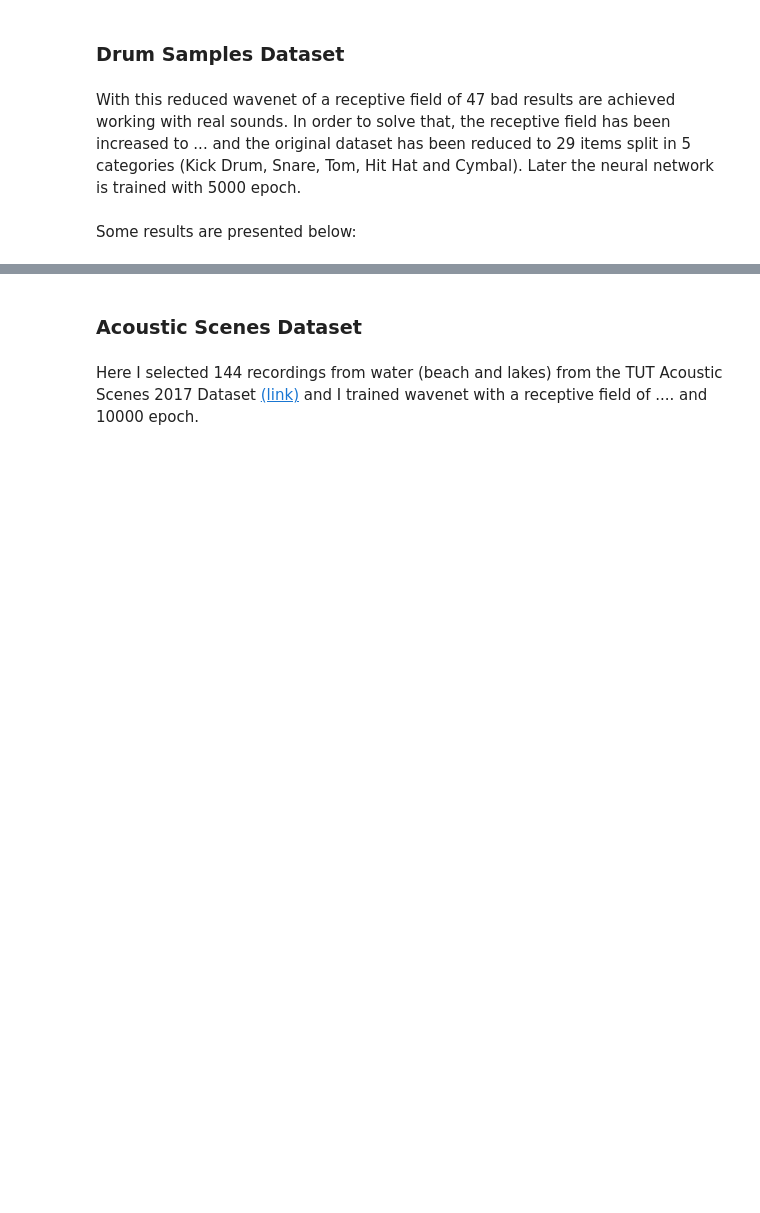
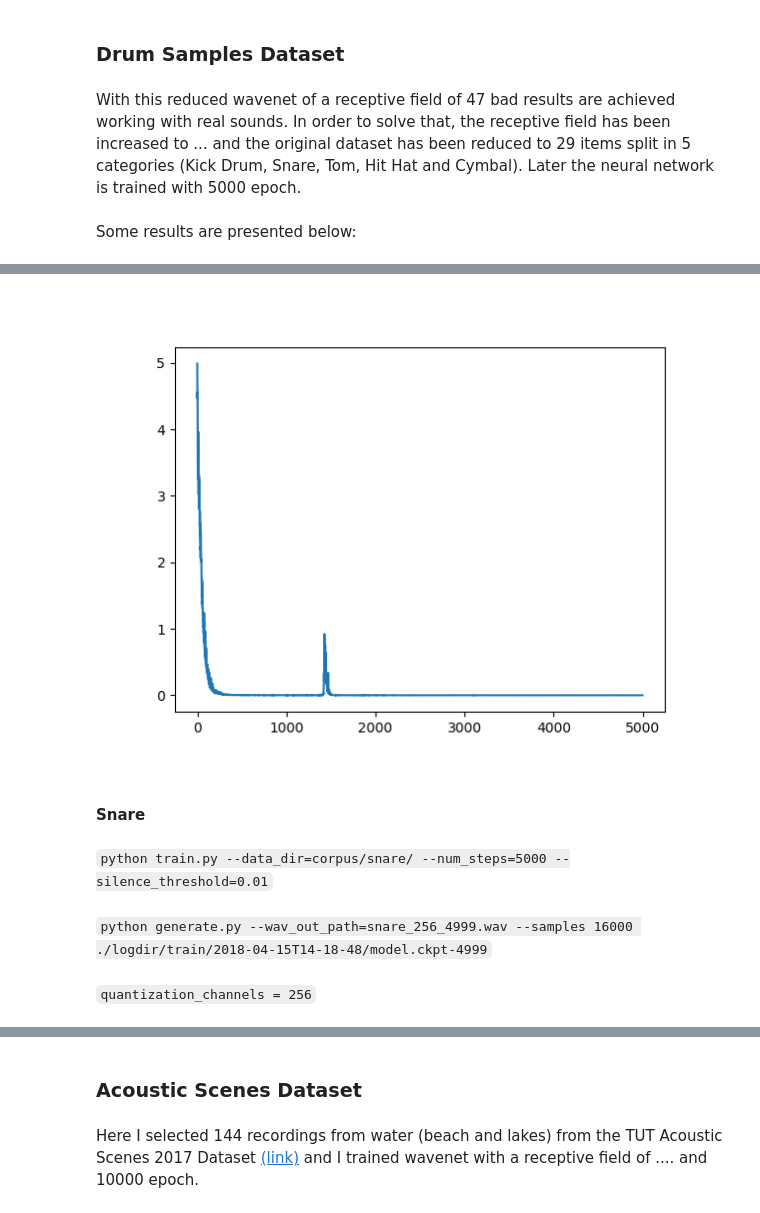
Before and after one commit to aleixcm/tensorflow-wavenet, a Jupyter notebook: wavenetExperiments.ipynb, the cells around one changed output, grey strips where cells are left out. Cells and saved outputs as stored; diff of their text form; code cells hidden in the pictures; blank space fills up the shorter version.

```diff
--- a/wavenetExperiments.ipynb
+++ b/wavenetExperiments.ipynb
@@ -488,0 +520,13 @@ ipd.Audio(x, rate=sr)
+# %%
+from IPython.display import Image
+Image("corpus/kickDrum/loss.png")
+# %% [output]
+[figure, added]
+# %% [markdown]
+#### Snare
+# %% [markdown]
+`python train.py --data_dir=corpus/snare/ --num_steps=5000 --silence_threshold=0.01`
+# %% [markdown]
+`python generate.py --wav_out_path=snare_256_4999.wav --samples 16000 ./logdir/train/2018-04-15T14-18-48/model.ckpt-4999`
+# %% [markdown]
+`quantization_channels = 256`
```
Also changed, not shown: parts of 21 cells of this notebook.
